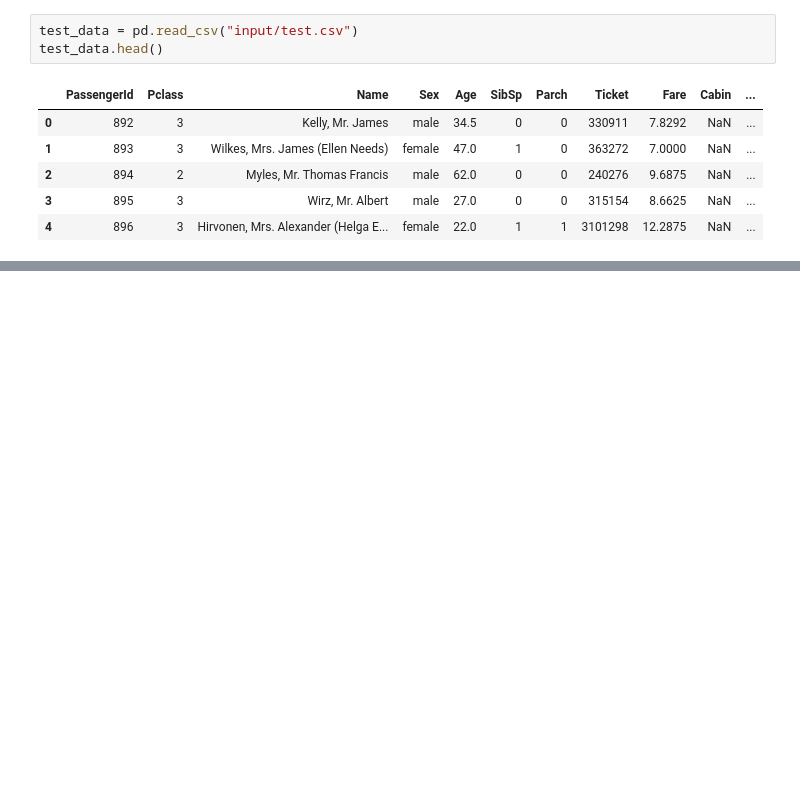
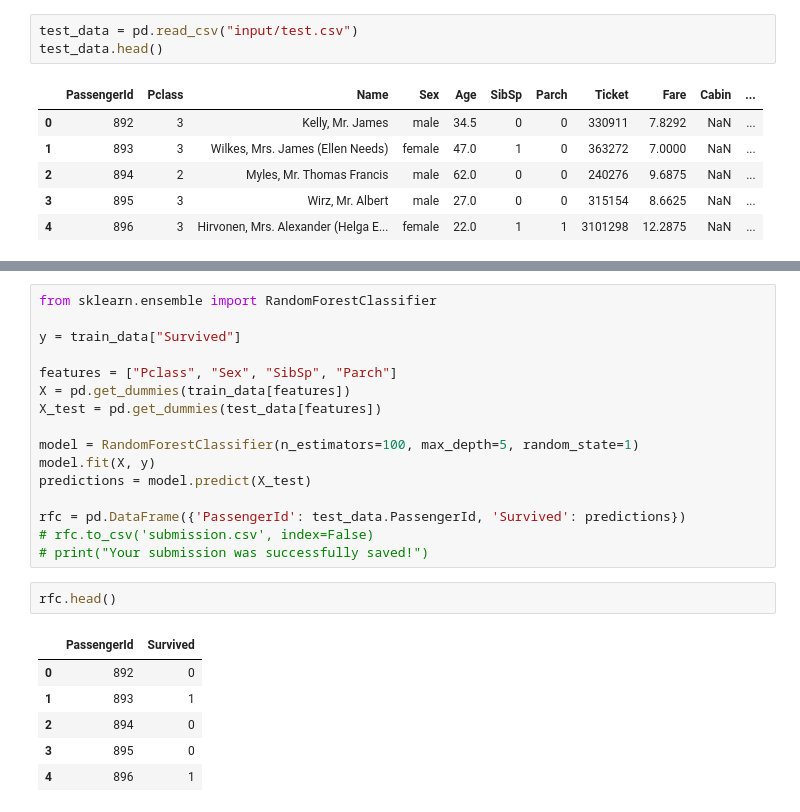
Before and after one commit to smin0303/kaggle-titanic, a Jupyter notebook: titanic.ipynb, the cells around one changed output, grey strips where cells are left out. Saved outputs shown, nothing was run; the diff lists cells and outputs as text; blank space fills up the shorter version.

Commit message:
Random Forest Classifier and some EDA

```diff
--- a/titanic.ipynb
+++ b/titanic.ipynb
@@ -25,0 +130,25 @@ test_data.head()
+# %%
+from sklearn.ensemble import RandomForestClassifier
+
+y = train_data["Survived"]
+
+features = ["Pclass", "Sex", "SibSp", "Parch"]
+X = pd.get_dummies(train_data[features])
+X_test = pd.get_dummies(test_data[features])
+
+model = RandomForestClassifier(n_estimators=100, max_depth=5, random_state=1)
+model.fit(X, y)
+predictions = model.predict(X_test)
+
+rfc = pd.DataFrame({'PassengerId': test_data.PassengerId, 'Survived': predictions})
+# rfc.to_csv('submission.csv', index=False)
+# print("Your submission was successfully saved!")
+# %%
+rfc.head()
+# %% [output]
+|  | PassengerId | Survived |
+| 0 | 892 | 0 |
+| 1 | 893 | 1 |
+| 2 | 894 | 0 |
+| 3 | 895 | 0 |
+| 4 | 896 | 1 |
```
Also changed, not shown: parts of 9 cells of this notebook.
